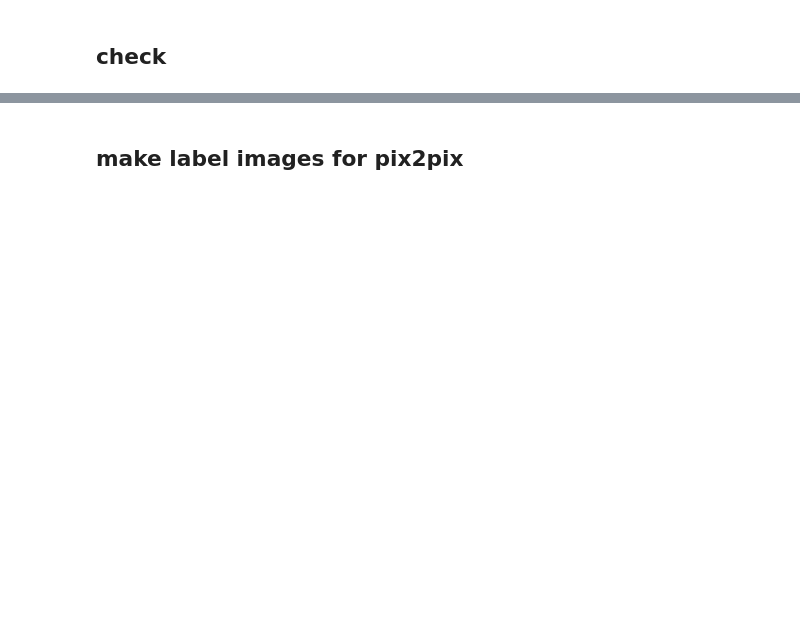
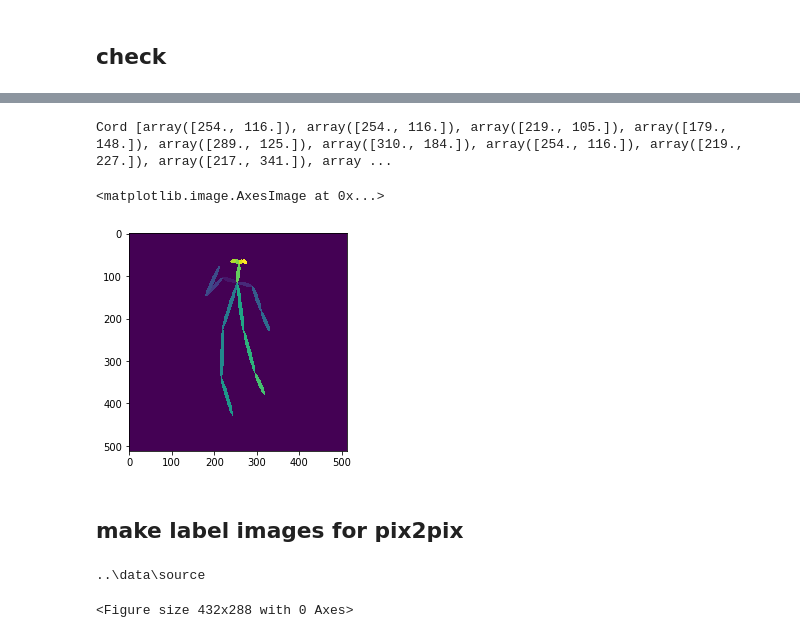
Before and after one commit to Psychofun/fortnite_dances_real_life, a Jupyter notebook: notebook/1.make_source_images.ipynb, the cells around one changed output, grey strips where cells are left out. Saved outputs shown, nothing was run; the diff lists cells and outputs as text; code cells hidden in the pictures; blank space fills up the shorter version.

```diff
--- a/notebook/1.make_source_images.ipynb
+++ b/notebook/1.make_source_images.ipynb
@@ -125,25 +176,34 @@ plt.imshow(img[:,:,[2, 1, 0]]) # BGR -> RGB
 # %%
 multiplier = get_multiplier(img)
 with torch.no_grad():
     paf, heatmap = get_outputs(multiplier, img, model, 'rtpose')
 
 r_heatmap = np.array([remove_noise(ht)
                       for ht in heatmap.transpose(2, 0, 1)[:-1]])\
                      .transpose(1, 2, 0)
 heatmap[:, :, :-1] = r_heatmap
 param = {'thre1': 0.1, 'thre2': 0.05, 'thre3': 0.5}
-label = get_pose(param, heatmap, paf)
+label,cord = get_pose(param, heatmap, paf)
 
+print("Cord", cord, len(cord))
 plt.imshow(label)
+# %% [output]
+Cord [array([254., 116.]), array([254., 116.]), array([219., 105.]), array([179., 148.]), array([289., 125.]), array([310., 184.]), array([254., 116.]), array([219., 227.]), array([217., 341.]), array ...
+<matplotlib.image.AxesImage at 0x...>
+[figure, added]
 # %% [markdown]
 ## make label images for pix2pix
 # %%
+print(save_dir)
 test_img_dir = save_dir.joinpath('test_img')
 test_img_dir.mkdir(exist_ok=True)
 test_label_dir = save_dir.joinpath('test_label')
 test_label_dir.mkdir(exist_ok=True)
 
-for idx in tqdm(range(1882)):
+
+pose_cords = []
+
+for idx in tqdm(range(30)):
     img_path = img_dir.joinpath(f'img_{idx:05d}.png')
     img = cv2.imread(str(img_path))
     shape_dst = np.min(img.shape[:2])
@@ -160,10 +220,41 @@ for idx in tqdm(range(1882)):
                      .transpose(1, 2, 0)
     heatmap[:, :, :-1] = r_heatmap
     param = {'thre1': 0.1, 'thre2': 0.05, 'thre3': 0.5}
-    label = get_pose(param, heatmap, paf)
+    label, cord  = get_pose(param, heatmap, paf)
+    index = 13
+    crop_size =  25
+    try:
+        head_cord = cord[index]
+    except:
+        head_cord = pose_cords[-1] # if there is no head point in this picture.
+        #Use las frame head point
+
+    pose_cords.extend([head_cord])
+    head = img[ int(head_cord[1] -crop_size)  :int(head_cord[1] + crop_size),
+               int(head_cord[0] - crop_size ) : int(head_cord[0] + crop_size),:
+              ]
+
+    #Show head
+    plt.imshow(head)
+    plt.savefig(str( test_head_dir.joinpath('pose_{}.jpg'.format(idx))))
+    plt.clf()
+
+
     cv2.imwrite(str(test_img_dir.joinpath(f'img_{idx:05d}.png')), img)
     cv2.imwrite(str(test_label_dir.joinpath(f'label_{idx:05d}.png')), label)
 
+    if idx % 100 == 0 and idx != 0:
+        pose_cords_arr = np.array(pose_cords, dtype = np.int)
+        # Save pose coordinates array.
+        np.save(str(save_dir.joinpath('pose_source.npy')), pose_cords_arr)
+
+pose_cords_arr = np.array( pose_cords, dtype = np.int )
+np.save( str(save_dir.joinpath('pose_source.npy')), pose_cords_arr )
+
+
 torch.cuda.empty_cache()
+# %% [output]
+..\data\source
+<Figure size 432x288 with 0 Axes>
 # %%
 len(os.listdir(str(img_dir)))
```
Also changed, not shown: parts of 9 cells of this notebook, 2 other files.
